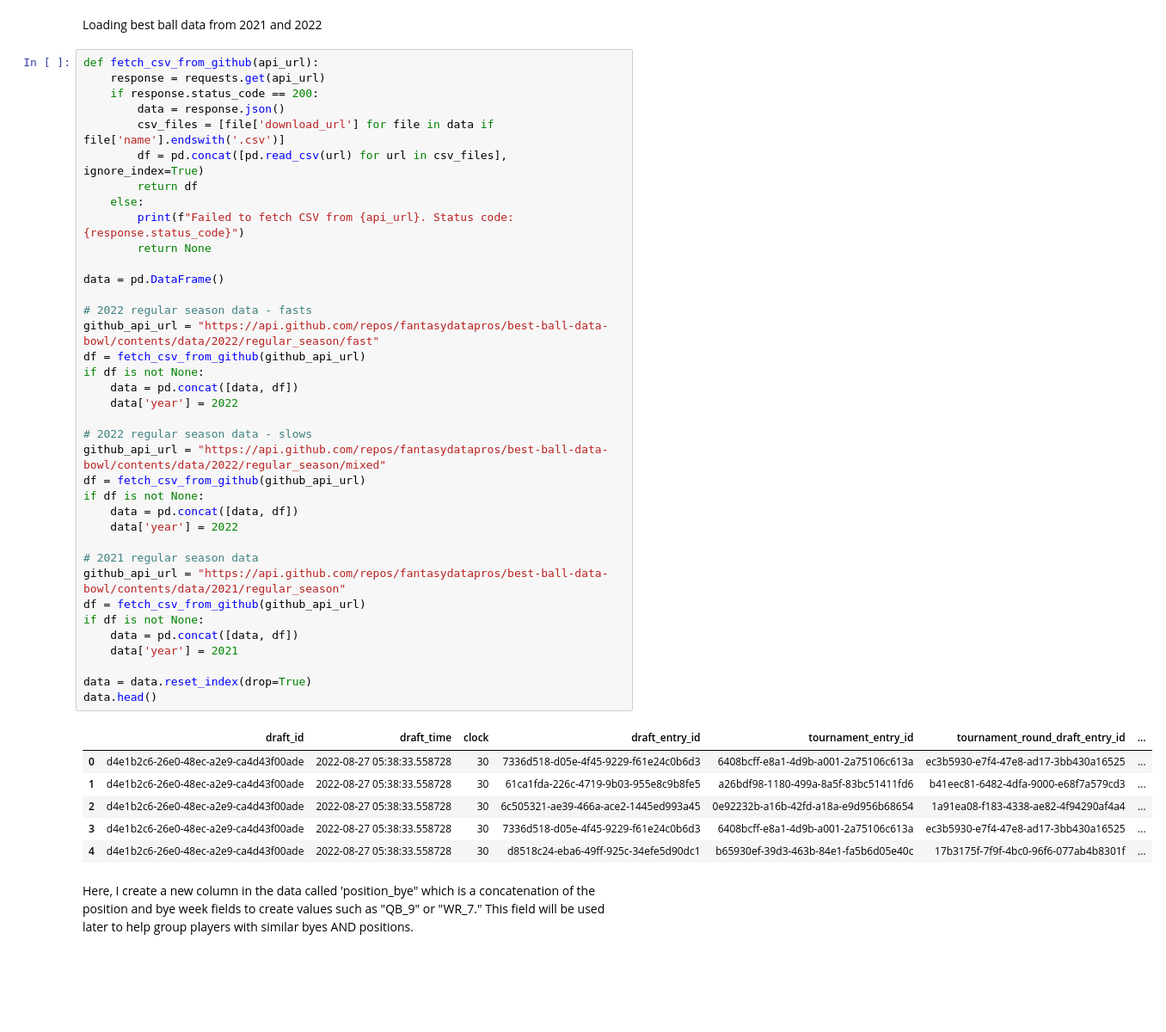
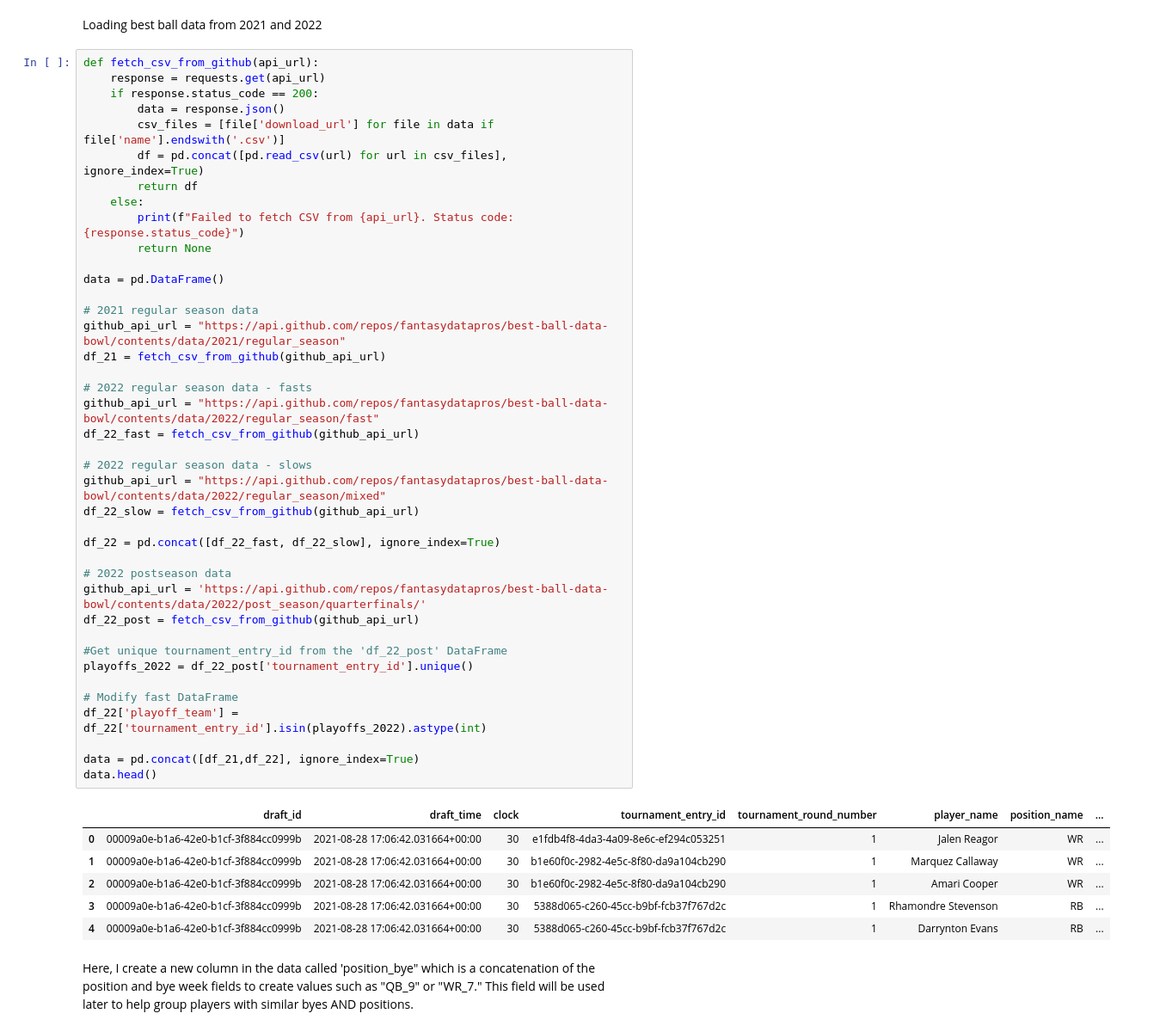
Before and after one commit to fantasydatapros/best-ball-data-bowl, a Jupyter notebook: submissions/Do_Bye_Weeks_Matter_.ipynb, the cells around one changed output. Shown: that part at 86% size. Drawn from its saved outputs; the diff is of its cells as text; blank space fills up the shorter version.

```diff
--- a/submissions/Do_Bye_Weeks_Matter_.ipynb
+++ b/submissions/Do_Bye_Weeks_Matter_.ipynb
@@ -20,47 +20,50 @@ Loading best ball data from 2021 and 2022
 # %%
 def fetch_csv_from_github(api_url):
     response = requests.get(api_url)
     if response.status_code == 200:
         data = response.json()
         csv_files = [file['download_url'] for file in data if file['name'].endswith('.csv')]
         df = pd.concat([pd.read_csv(url) for url in csv_files], ignore_index=True)
         return df
     else:
         print(f"Failed to fetch CSV from {api_url}. Status code: {response.status_code}")
         return None
 
 data = pd.DataFrame()
 
+# 2021 regular season data
+github_api_url = "https://api.github.com/repos/fantasydatapros/best-ball-data-bowl/contents/data/2021/regular_season"
+df_21 = fetch_csv_from_github(github_api_url)
+
 # 2022 regular season data - fasts
 github_api_url = "https://api.github.com/repos/fantasydatapros/best-ball-data-bowl/contents/data/2022/regular_season/fast"
-df = fetch_csv_from_github(github_api_url)
-if df is not None:
-    data = pd.concat([data, df])
-    data['year'] = 2022
+df_22_fast = fetch_csv_from_github(github_api_url)
 
 # 2022 regular season data - slows
 github_api_url = "https://api.github.com/repos/fantasydatapros/best-ball-data-bowl/contents/data/2022/regular_season/mixed"
-df = fetch_csv_from_github(github_api_url)
-if df is not None:
-    data = pd.concat([data, df])
-    data['year'] = 2022
+df_22_slow = fetch_csv_from_github(github_api_url)
 
-# 2021 regular season data
-github_api_url = "https://api.github.com/repos/fantasydatapros/best-ball-data-bowl/contents/data/2021/regular_season"
-df = fetch_csv_from_github(github_api_url)
-if df is not None:
-    data = pd.concat([data, df])
-    data['year'] = 2021
+df_22 = pd.concat([df_22_fast, df_22_slow], ignore_index=True)
 
-data = data.reset_index(drop=True)
+# 2022 postseason data
+github_api_url = 'https://api.github.com/repos/fantasydatapros/best-ball-data-bowl/contents/data/2022/post_season/quarterfinals/'
+df_22_post = fetch_csv_from_github(github_api_url)
+
+#Get unique tournament_entry_id from the 'df_22_post' DataFrame
+playoffs_2022 = df_22_post['tournament_entry_id'].unique()
+
+# Modify fast DataFrame
+df_22['playoff_team'] = df_22['tournament_entry_id'].isin(playoffs_2022).astype(int)
+
+data = pd.concat([df_21,df_22], ignore_index=True)
 data.head()
 # %% [output]
-|  | draft_id | draft_time | clock | draft_entry_id | tournament_entry_id | tournament_round_draft_entry_id | ... |
-| 0 | d4e1b2c6-26e0-48ec-a2e9-ca4d43f00ade | 2022-08-27 05:38:33.558728 | 30 | 7336d518-d05e-4f45-9229-f61e24c0b6d3 | 6408bcff-e8a1-4d9b-a001-2a75106c613a | ec3b5930-e7f4-47e8-ad17-3bb430a16525 | ... |
-| 1 | d4e1b2c6-26e0-48ec-a2e9-ca4d43f00ade | 2022-08-27 05:38:33.558728 | 30 | 61ca1fda-226c-4719-9b03-955e8c9b8fe5 | a26bdf98-1180-499a-8a5f-83bc51411fd6 | b41eec81-6482-4dfa-9000-e68f7a579cd3 | ... |
-| 2 | d4e1b2c6-26e0-48ec-a2e9-ca4d43f00ade | 2022-08-27 05:38:33.558728 | 30 | 6c505321-ae39-466a-ace2-1445ed993a45 | 0e92232b-a16b-42fd-a18a-e9d956b68654 | 1a91ea08-f183-4338-ae82-4f94290af4a4 | ... |
-| 3 | d4e1b2c6-26e0-48ec-a2e9-ca4d43f00ade | 2022-08-27 05:38:33.558728 | 30 | 7336d518-d05e-4f45-9229-f61e24c0b6d3 | 6408bcff-e8a1-4d9b-a001-2a75106c613a | ec3b5930-e7f4-47e8-ad17-3bb430a16525 | ... |
-| 4 | d4e1b2c6-26e0-48ec-a2e9-ca4d43f00ade | 2022-08-27 05:38:33.558728 | 30 | d8518c24-eba6-49ff-925c-34efe5d90dc1 | b65930ef-39d3-463b-84e1-fa5b6d05e40c | 17b3175f-7f9f-4bc0-96f6-077ab4b8301f | ... |
+|  | draft_id | draft_time | clock | tournament_entry_id | tournament_round_number | player_name | position_name | ... |
+| 0 | 00009a0e-b1a6-42e0-b1cf-3f884cc0999b | 2021-08-28 17:06:42.031664+00:00 | 30 | e1fdb4f8-4da3-4a09-8e6c-ef294c053251 | 1 | Jalen Reagor | WR | ... |
+| 1 | 00009a0e-b1a6-42e0-b1cf-3f884cc0999b | 2021-08-28 17:06:42.031664+00:00 | 30 | b1e60f0c-2982-4e5c-8f80-da9a104cb290 | 1 | Marquez Callaway | WR | ... |
+| 2 | 00009a0e-b1a6-42e0-b1cf-3f884cc0999b | 2021-08-28 17:06:42.031664+00:00 | 30 | b1e60f0c-2982-4e5c-8f80-da9a104cb290 | 1 | Amari Cooper | WR | ... |
+| 3 | 00009a0e-b1a6-42e0-b1cf-3f884cc0999b | 2021-08-28 17:06:42.031664+00:00 | 30 | 5388d065-c260-45cc-b9bf-fcb37f767d2c | 1 | Rhamondre Stevenson | RB | ... |
+| 4 | 00009a0e-b1a6-42e0-b1cf-3f884cc0999b | 2021-08-28 17:06:42.031664+00:00 | 30 | 5388d065-c260-45cc-b9bf-fcb37f767d2c | 1 | Darrynton Evans | RB | ... |
 # %% [markdown]
 Here, I create a new column in the data called 'position_bye" which is a concatenation of the position and bye week fields to create values such as "QB_9" or "WR_7." This field will be used later to help group players with similar byes AND positions.
 # %%
```
Also changed, not shown: parts of 13 cells of this notebook.
